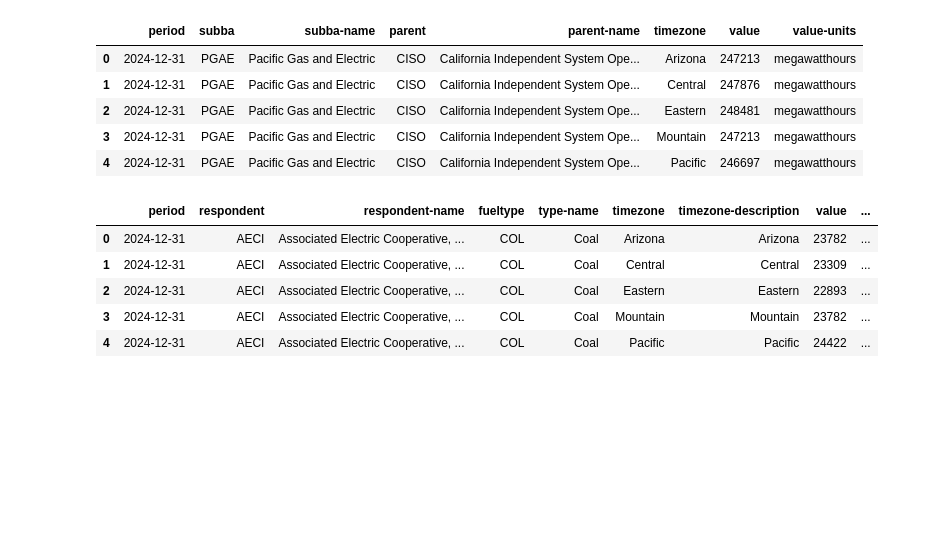
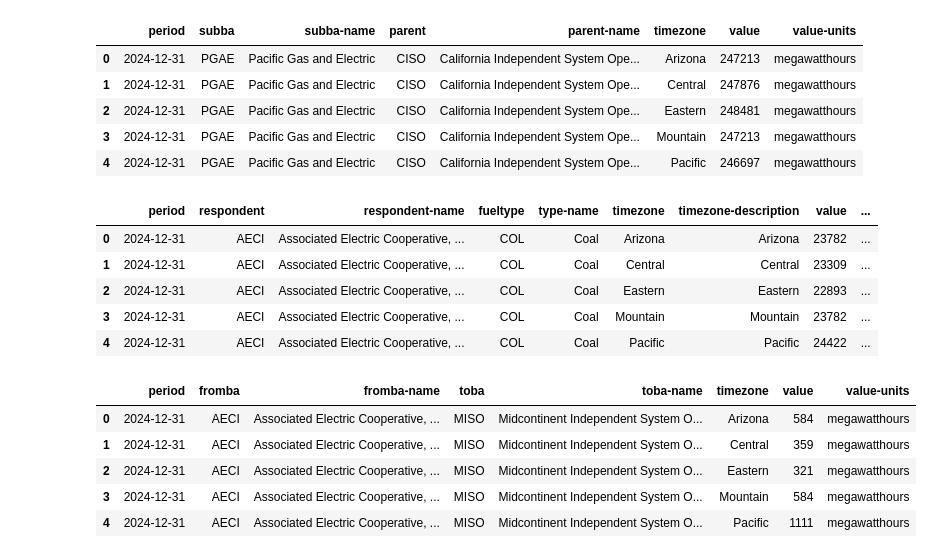
Before and after one commit to dnguyen-1/ADS508TeamProject, a Jupyter notebook: gridAI.ipynb, the cells around one changed output. Cells and saved outputs as stored; diff of their text form; code cells hidden in the pictures; blank space fills up the shorter version.

Commit message:
Loaded remaining table and checked that data was ingested
Updated code to both files for API and ingestion

```diff
--- a/gridAI.ipynb
+++ b/gridAI.ipynb
@@ -12,10 +29,14 @@ import time
 # S3 path to your file
 s3_uri = "s3://ecogridaidata/eia_electricity/eia_data_subregion_20250323_191441.json"
 s3_uri2 = "s3://ecogridaidata/eia_electricity/eia_data_energy_source_20250323_200432.json"
+s3_uri3 = "s3://ecogridaidata/eia_electricity/eia_data_neighboring_bal_20250324_224805.json"
+s3_uri4 = "s3://ecogridaidata/eia_electricity/eia_data_demand_20250324_225715.json"
 
-# Read CSV directly into pandas DataFrame
+# Read json directly into pandas DataFrame
 df_subregion = pd.read_json(s3_uri, storage_options={"anon": False})
 df_energysource = pd.read_json(s3_uri2, storage_options={"anon": False})
+df_neighbor_bal = pd.read_json(s3_uri3, storage_options={"anon": False})
+df_demand = pd.read_json(s3_uri4, storage_options={"anon": False})
 
 # Preview the data
 df_subregion.head()
@@ -36,4 +57,11 @@ df_energysource.head()
 | 3 | 2024-12-31 | AECI | Associated Electric Cooperative, ... | COL | Coal | Mountain | Mountain | 23782 | ... |
 | 4 | 2024-12-31 | AECI | Associated Electric Cooperative, ... | COL | Coal | Pacific | Pacific | 24422 | ... |
 # %%
-#
+df_neighbor_bal.head()
+# %% [output]
+|  | period | fromba | fromba-name | toba | toba-name | timezone | value | value-units |
+| 0 | 2024-12-31 | AECI | Associated Electric Cooperative, ... | MISO | Midcontinent Independent System O... | Arizona | 584 | megawatthours |
+| 1 | 2024-12-31 | AECI | Associated Electric Cooperative, ... | MISO | Midcontinent Independent System O... | Central | 359 | megawatthours |
+| 2 | 2024-12-31 | AECI | Associated Electric Cooperative, ... | MISO | Midcontinent Independent System O... | Eastern | 321 | megawatthours |
+| 3 | 2024-12-31 | AECI | Associated Electric Cooperative, ... | MISO | Midcontinent Independent System O... | Mountain | 584 | megawatthours |
+| 4 | 2024-12-31 | AECI | Associated Electric Cooperative, ... | MISO | Midcontinent Independent System O... | Pacific | 1111 | megawatthours |
```
Also changed, not shown: parts of 8 cells of this notebook, 1 other file.
